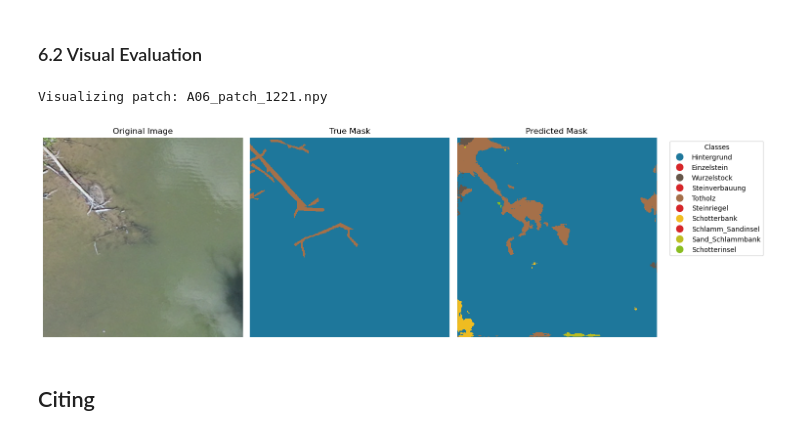
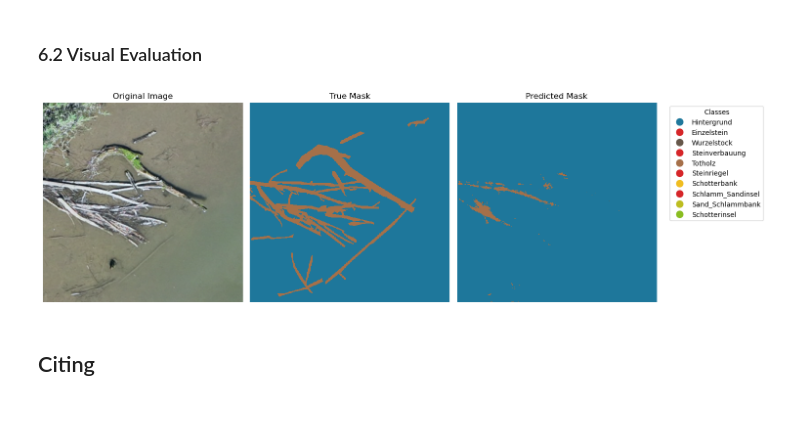
Before and after one commit to hiebschi/MoSE, a Jupyter notebook: notebooks/02_training.ipynb, the cells around one changed output. Cells and saved outputs as stored; diff of their text form; code cells hidden in the pictures.

Commit message:
visualization finished - only pdf is missing

```diff
--- a/notebooks/02_training.ipynb
+++ b/notebooks/02_training.ipynb
@@ -663,7 +657,7 @@ torch.save(obj=model.state_dict(), # only saving the state_dict() only saves the
 # Load the model
 
 #######
-MODEL_NAME = "unet_model_1e-05_30_1.pth" # ---------> ADJUSTABLE!
+MODEL_NAME = "unet_model_1e-06_30_1.pth" # ---------> ADJUSTABLE!
 #######
 save_model_path = os.path.join(saved_model_dir, MODEL_NAME)
 
@@ -713,10 +700,17 @@ KeyboardInterrupt:
 # %% [markdown]
 ### 6.2 Visual Evaluation
-# %%
-visualization_utils.visualize_prediction(21, 0, test_loader, loaded_model, device, reversed_codes)
-# %% [output]
-Visualizing patch: A06_patch_1221.npy
-[figure, removed]
+# %%
+##################### Choose single patch by section and id
+SECTION = "A06" # -------------------->> ADJUSTABLE
+TEST_PATCH_ID = 1432 # -------------------->> ADJUSTABLE
+#####################
+
+# Name of chosen patch
+test_patch_name = f"{SECTION}_patch_{TEST_PATCH_ID}.npy"
+
+visualization_utils.visualize_prediction(test_patch_name, test_loader, loaded_model, device, reversed_codes, configs_sc.HYPERPARAMETERS["custom_colors"])
+# %% [output]
+[figure, added]
 # %% [markdown]
 ## Citing
 # %%
```
Also changed, not shown: parts of 4 cells of this notebook, 3 other files.
